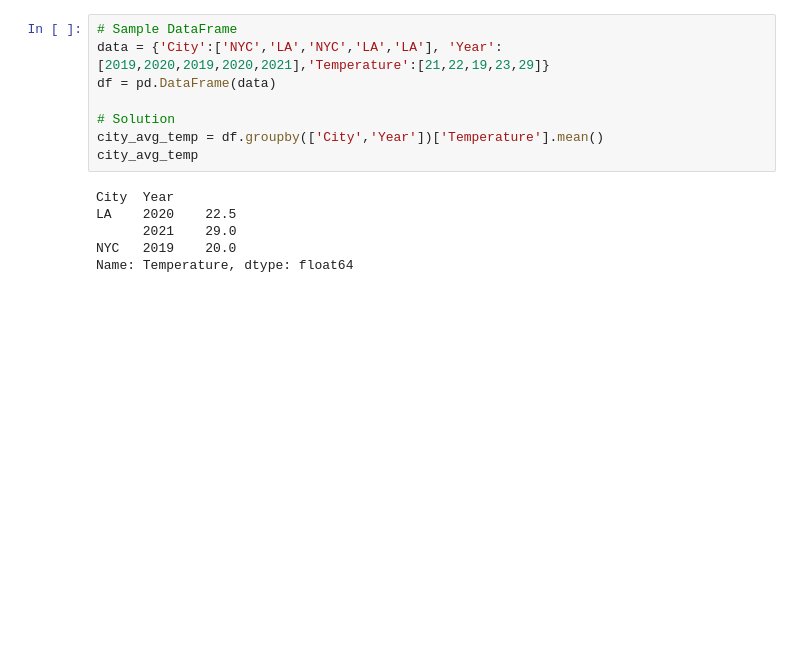
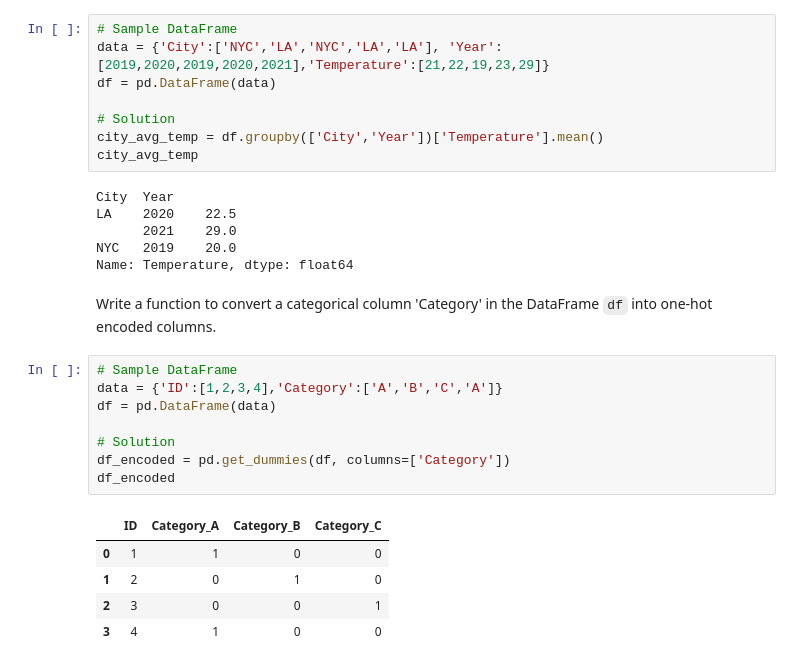
Before and after one commit to mezenka/Pandas_practice, a Jupyter notebook: Pandas_CommonCodingQuestions.ipynb, the cells around one changed output. Cells and saved outputs as stored; diff of their text form; blank space fills up the shorter version.

```diff
--- a/Pandas_CommonCodingQuestions.ipynb
+++ b/Pandas_CommonCodingQuestions.ipynb
@@ -75,3 +75,20 @@ LA    2020    22.5
       2021    29.0
 NYC   2019    20.0
 Name: Temperature, dtype: float64
+# %% [markdown]
+Write a function to convert a categorical
+column 'Category' in the DataFrame `df` into one-hot encoded columns.
+# %%
+# Sample DataFrame
+data = {'ID':[1,2,3,4],'Category':['A','B','C','A']}
+df = pd.DataFrame(data)
+
+# Solution
+df_encoded = pd.get_dummies(df, columns=['Category'])
+df_encoded
+# %% [output]
+|  | ID | Category_A | Category_B | Category_C |
+| 0 | 1 | 1 | 0 | 0 |
+| 1 | 2 | 0 | 1 | 0 |
+| 2 | 3 | 0 | 0 | 1 |
+| 3 | 4 | 1 | 0 | 0 |
```
Also changed, not shown: parts of 2 cells of this notebook.
